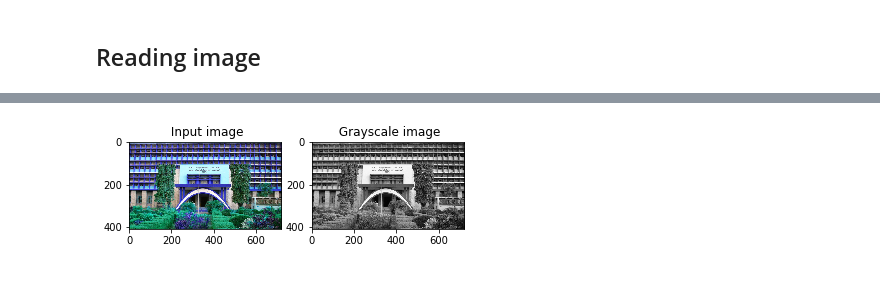
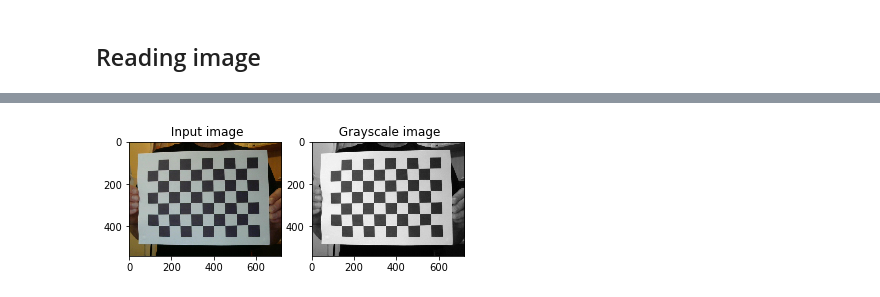
Before and after one commit to Ashwin-Rajesh/OpenCV_Projects, a Jupyter notebook: Filters/filters.ipynb, the cells around one changed output, grey strips where cells are left out. Cells and saved outputs as stored; diff of their text form; code cells hidden in the pictures.

```diff
--- a/Filters/filters.ipynb
+++ b/Filters/filters.ipynb
@@ -30,27 +31,27 @@ chessboard_2.jpg  chessboard.jpg  gect.jpg  monkey.jpg  teapot.png
 # %%
-image_name = "gect.jpg"
+image_name = "chessboard.jpg"
 image_path = "TestData/Images/" + image_name
 
 img = cv2.imread(image_path)
 
-img = ResizeWithAspectRatio(img, width=720)
-
 if img is None:
     print(" Image could not be read")
 else:
+    img = ResizeWithAspectRatio(img, width=720)
+
     img_gray = cv2.cvtColor(img, cv2.COLOR_BGR2GRAY)
 
     plt.subplot(1, 2, 1)
-    plt.imshow(img)
+    plt.imshow(cv2.cvtColor(img, cv2.COLOR_BGR2RGB))
     plt.title(" Input image")
 
     plt.subplot(1, 2, 2)
     plt.imshow(img_gray, cmap="gray")
     plt.title(" Grayscale image")
 
     plt.show()
 # %% [output]
-[figure, old version]
+[figure, new version]
 # %%
 ## Bilateral filter
 d = 5
```
Also changed, not shown: parts of 9 cells of this notebook.
